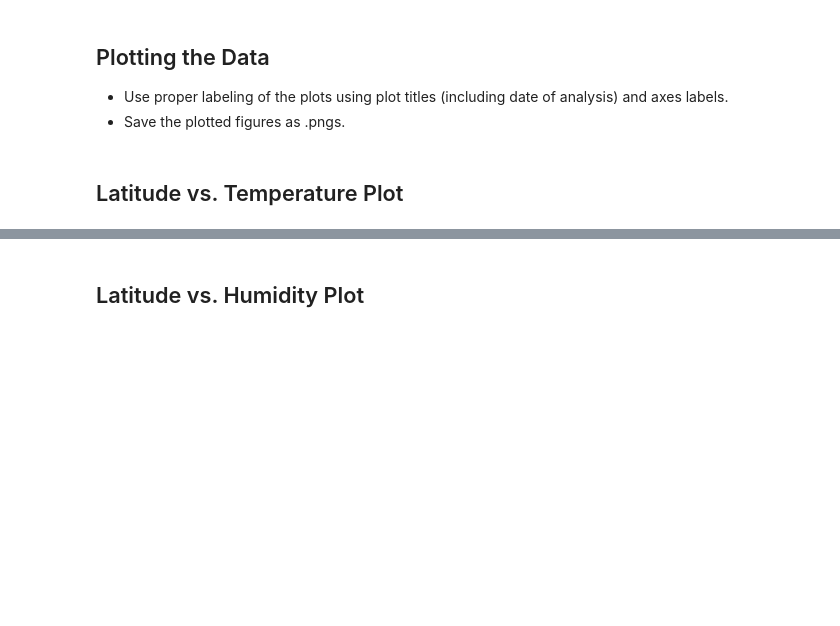
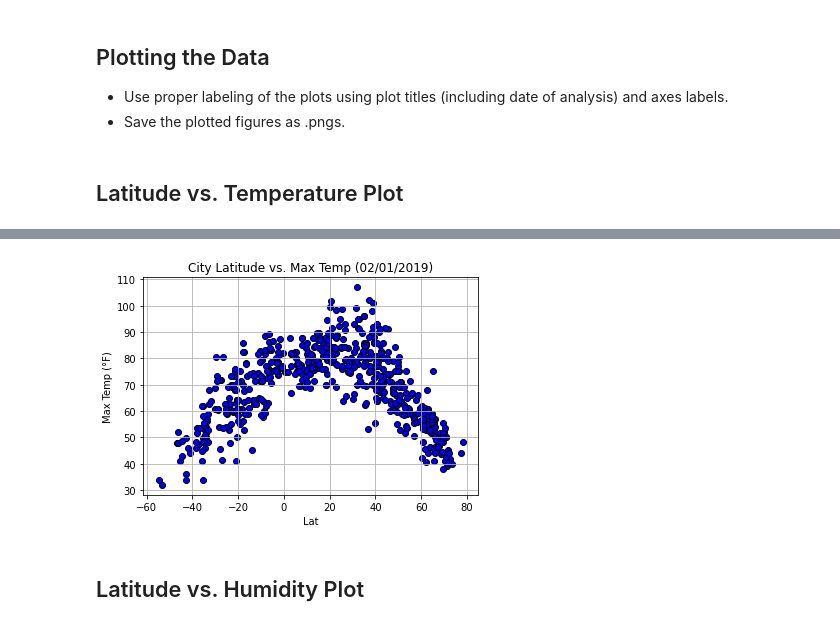
Before and after one commit to zetaum/python-api-challenge, a Jupyter notebook: WeatherPy/WeatherPy.ipynb, the cells around one changed output, grey strips where cells are left out. Cells and saved outputs as stored; diff of their text form; code cells hidden in the pictures; blank space fills up the shorter version.

Commit message:
add plotting of data

```diff
--- a/WeatherPy/WeatherPy.ipynb
+++ b/WeatherPy/WeatherPy.ipynb
@@ -252,2 +265,19 @@ Int64Index([], dtype='int64')
+# %%
+# Build Scatter Plot for Each Data Type
+plt.scatter(weather_data["Lat"], weather_data["Max Temp"], facecolors="blue", marker="o", edgecolor="black")
+
+# Incorporate Other Graph Properties
+plt.title("City Latitude vs. Max Temp (02/01/2019)")
+plt.ylabel("Max Temp (°F)")
+plt.xlabel("Lat")
+plt.grid(True)
+
+# Save Figure
+plt.savefig("../output_data/City_Latitude_vs_Max_Temperature.png")
+
+# Show Plot
+plt.show()
+# %% [output]
+[figure, added]
 # %% [markdown]
 ## Latitude vs. Humidity Plot
```
Also changed, not shown: parts of 16 cells of this notebook, 4 other files.
